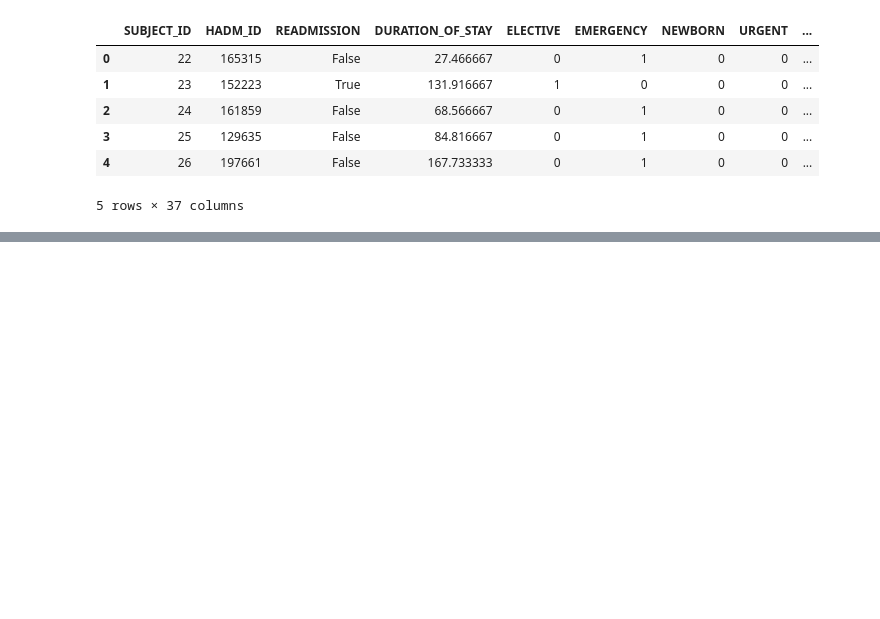
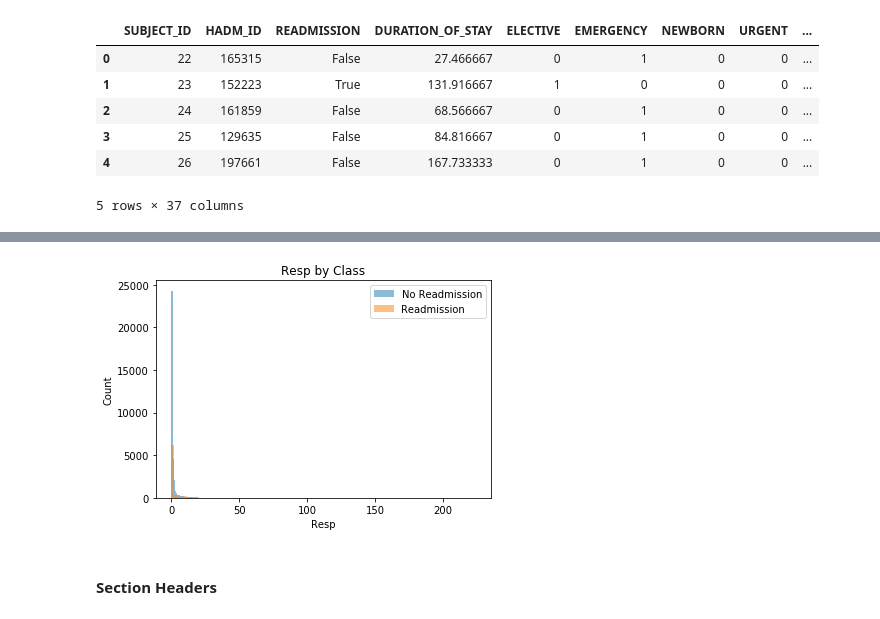
Before and after one commit to pateli18/Machine-Learning-Nanodegree, a Jupyter notebook: capstone_project/Create Dataset.ipynb, the cells around one changed output, grey strips where cells are left out. Saved outputs shown, nothing was run; the diff lists cells and outputs as text; code cells hidden in the pictures; blank space fills up the shorter version.

```diff
--- a/capstone_project/Create Dataset.ipynb
+++ b/capstone_project/Create Dataset.ipynb
@@ -433,0 +487,6 @@ main_df.to_csv('full_dataset.csv', index = False)
+# %%
+plot_continuous(main_df, 'Resp', 100)
+# %% [output]
+[figure, added]
+# %% [markdown]
+#### Section Headers
```
Also changed, not shown: parts of 31 cells of this notebook.
